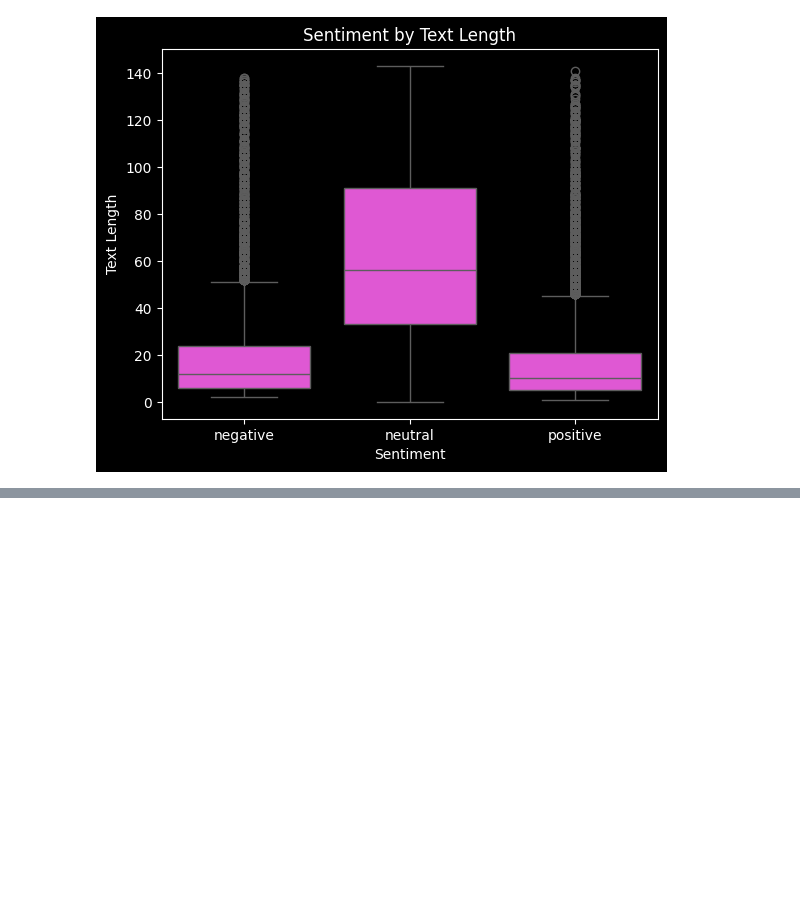
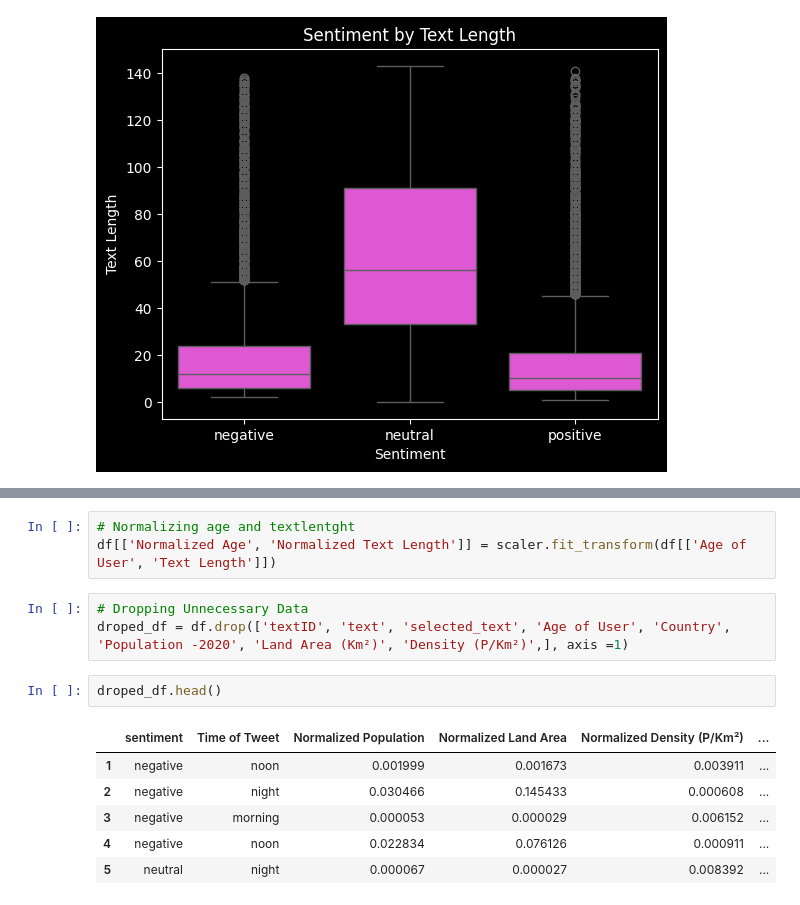
Before and after one commit to ramizMahmmud/learning-data-science, a Jupyter notebook: 5_seniment_analysis/sentiment_analysis.ipynb, the cells around one changed output, grey strips where cells are left out. Saved outputs shown, nothing was run; the diff lists cells and outputs as text; blank space fills up the shorter version.

```diff
--- a/5_seniment_analysis/sentiment_analysis.ipynb
+++ b/5_seniment_analysis/sentiment_analysis.ipynb
@@ -181,0 +191,15 @@ plt.show()
+# %%
+# Normalizing age and textlentght
+df[['Normalized Age', 'Normalized Text Length']] = scaler.fit_transform(df[['Age of User', 'Text Length']])
+# %%
+# Dropping Unnecessary Data
+droped_df = df.drop(['textID', 'text', 'selected_text', 'Age of User', 'Country', 'Population -2020', 'Land Area (Km²)', 'Density (P/Km²)',], axis =1)
+# %%
+droped_df.head()
+# %% [output]
+|  | sentiment | Time of Tweet | Normalized Population | Normalized Land Area | Normalized Density (P/Km²) | ... |
+| 1 | negative | noon | 0.001999 | 0.001673 | 0.003911 | ... |
+| 2 | negative | night | 0.030466 | 0.145433 | 0.000608 | ... |
+| 3 | negative | morning | 0.000053 | 0.000029 | 0.006152 | ... |
+| 4 | negative | noon | 0.022834 | 0.076126 | 0.000911 | ... |
+| 5 | neutral | night | 0.000067 | 0.000027 | 0.008392 | ... |
```
Also changed, not shown: parts of 11 cells of this notebook.
